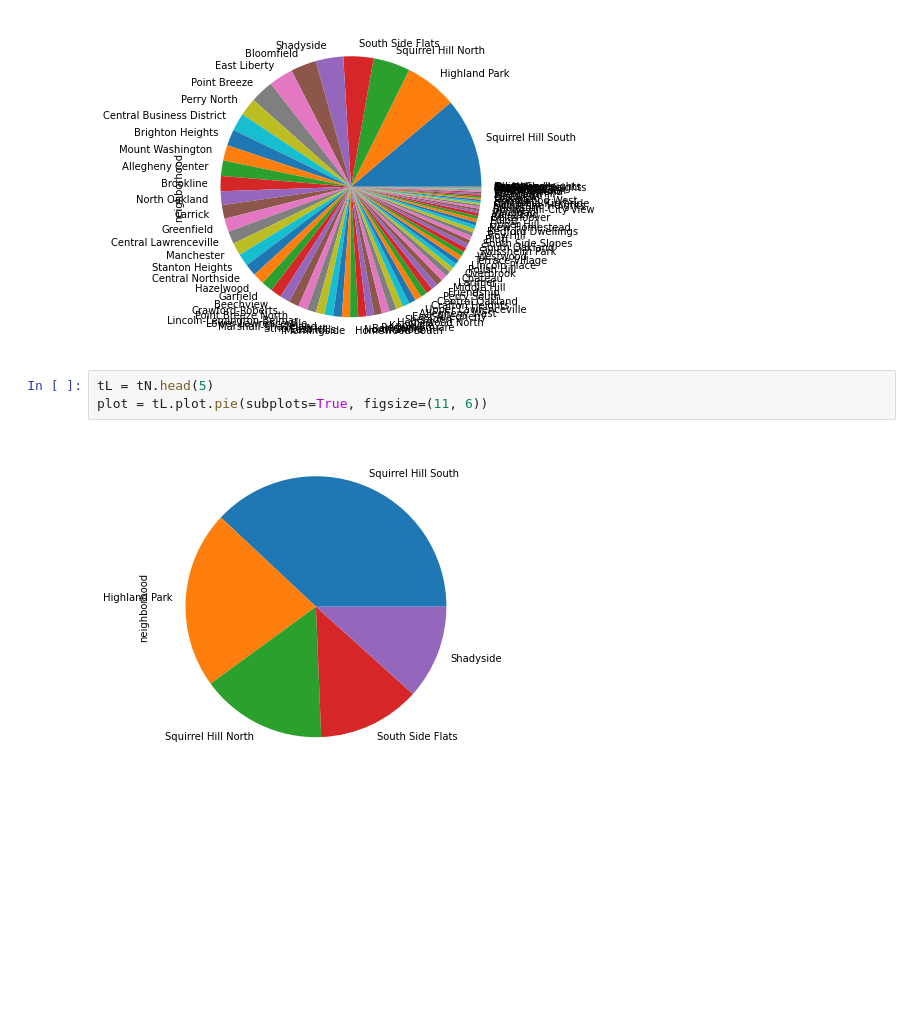
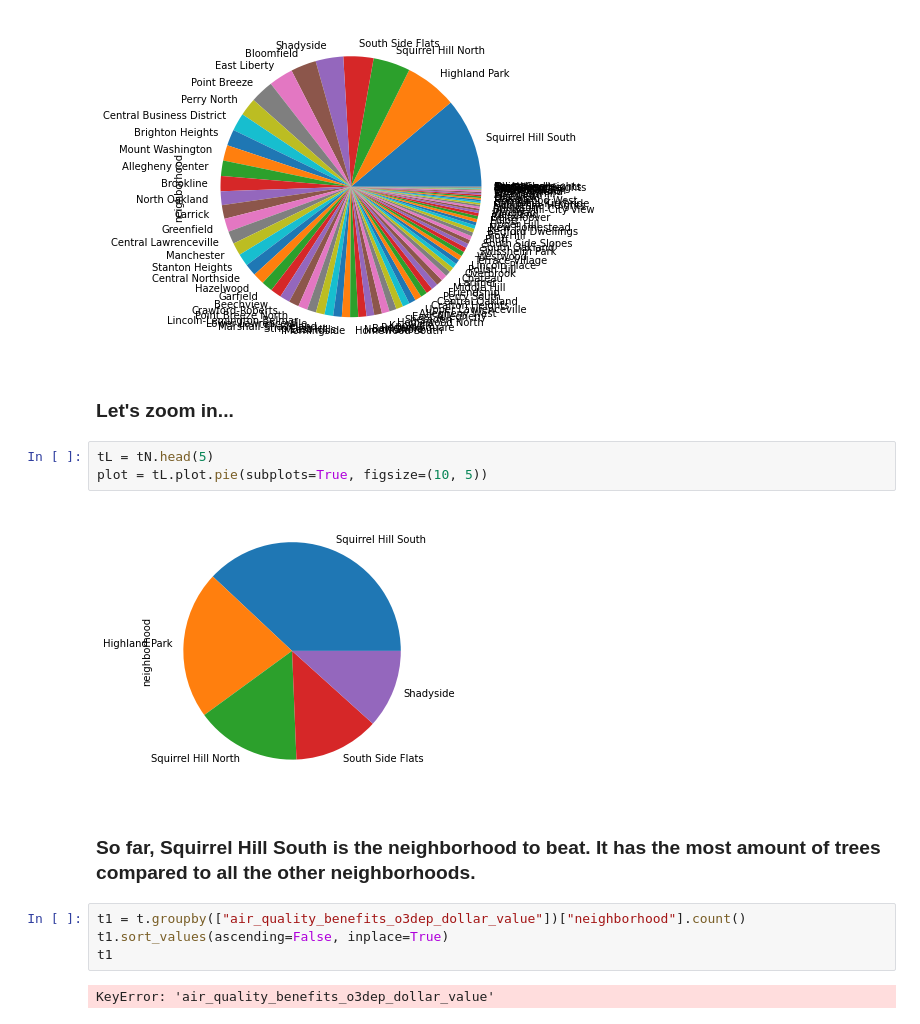
Before and after one commit to jackerman76/BigIdeasFinal, a Jupyter notebook: Trees/Trees.ipynb, the cells around one changed output. Saved outputs shown, nothing was run; the diff lists cells and outputs as text; blank space fills up the shorter version.

Commit message:
TreesUpdate

```diff
--- a/Trees/Trees.ipynb
+++ b/Trees/Trees.ipynb
@@ -50,8 +52,18 @@ Name: neighborhood, Length: 90, dtype: int64
 plot = tN.plot.pie(subplots=True, figsize=(11, 6))
 # %% [output]
 [figure]
+# %% [markdown]
+### Let's zoom in...
 # %%
 tL = tN.head(5)
-plot = tL.plot.pie(subplots=True, figsize=(11, 6))
+plot = tL.plot.pie(subplots=True, figsize=(10, 5))
 # %% [output]
-[figure, old version]
+[figure, new version]
+# %% [markdown]
+### So far, Squirrel Hill South is the neighborhood to beat. It has the most amount of trees compared to all the other neighborhoods.
+# %%
+t1 = t.groupby(["air_quality_benefits_o3dep_dollar_value"])["neighborhood"].count()
+t1.sort_values(ascending=False, inplace=True)
+t1
+# %% [output]
+KeyError: 'air_quality_benefits_o3dep_dollar_value'
```
Also changed, not shown: parts of 1 cell of this notebook.
